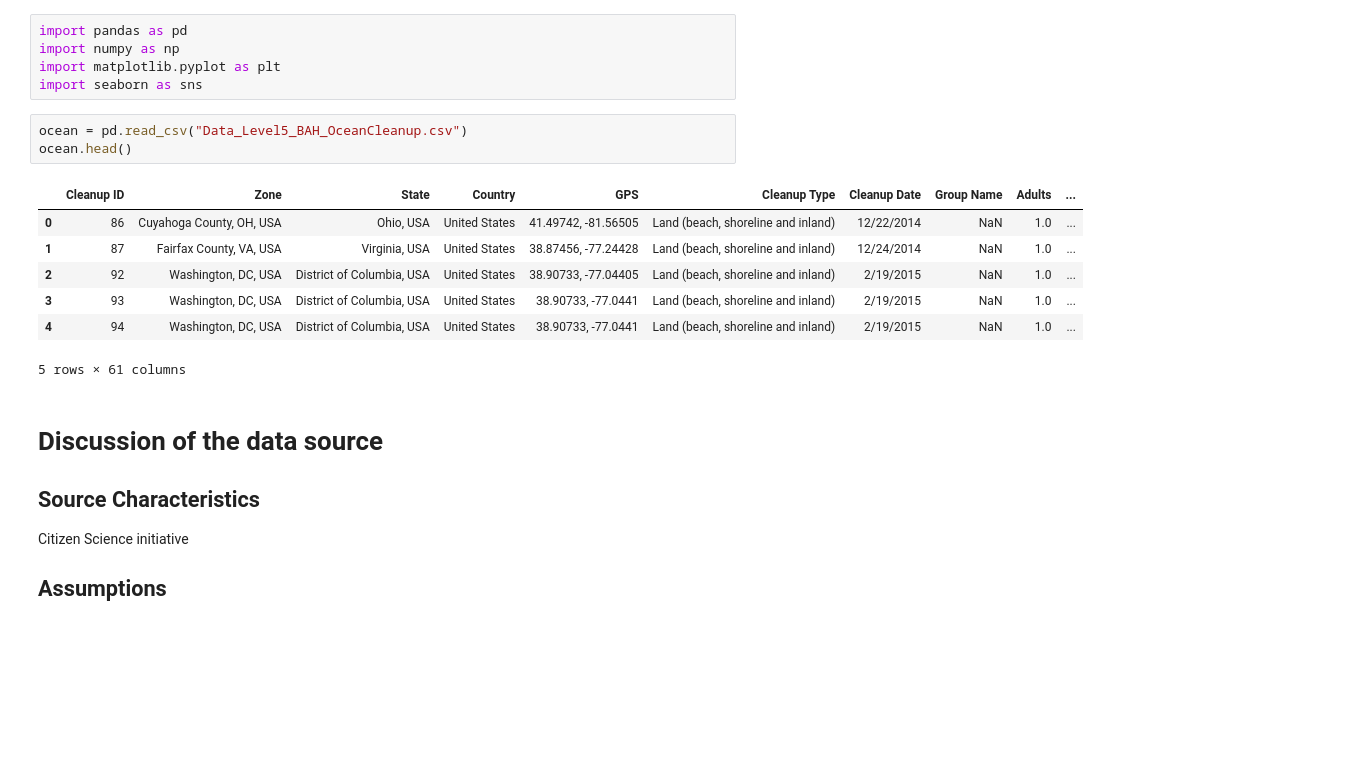
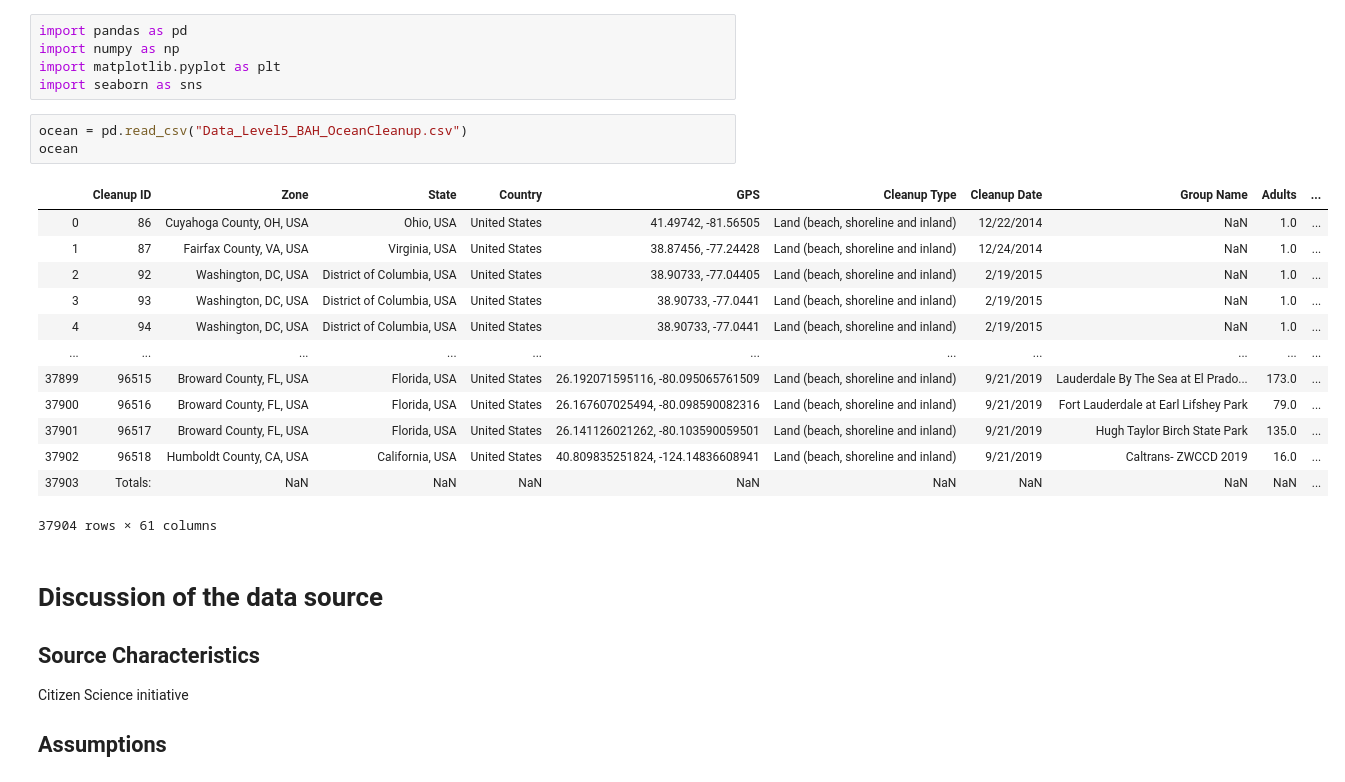
Before and after one commit to privat33r/dc20075-ocean, a Jupyter notebook: ocean-cleanup.ipynb, the cells around one changed output. Cells and saved outputs as stored; diff of their text form; blank space fills up the shorter version.

```diff
--- a/ocean-cleanup.ipynb
+++ b/ocean-cleanup.ipynb
@@ -5,15 +5,21 @@ import matplotlib.pyplot as plt
 import seaborn as sns
 # %%
 ocean = pd.read_csv("Data_Level5_BAH_OceanCleanup.csv")
-ocean.head()
+ocean
 # %% [output]
 |  | Cleanup ID | Zone | State | Country | GPS | Cleanup Type | Cleanup Date | Group Name | Adults | ... |
 | 0 | 86 | Cuyahoga County, OH, USA | Ohio, USA | United States | 41.49742, -81.56505 | Land (beach, shoreline and inland) | 12/22/2014 | NaN | 1.0 | ... |
 | 1 | 87 | Fairfax County, VA, USA | Virginia, USA | United States | 38.87456, -77.24428 | Land (beach, shoreline and inland) | 12/24/2014 | NaN | 1.0 | ... |
 | 2 | 92 | Washington, DC, USA | District of Columbia, USA | United States | 38.90733, -77.04405 | Land (beach, shoreline and inland) | 2/19/2015 | NaN | 1.0 | ... |
 | 3 | 93 | Washington, DC, USA | District of Columbia, USA | United States | 38.90733, -77.0441 | Land (beach, shoreline and inland) | 2/19/2015 | NaN | 1.0 | ... |
 | 4 | 94 | Washington, DC, USA | District of Columbia, USA | United States | 38.90733, -77.0441 | Land (beach, shoreline and inland) | 2/19/2015 | NaN | 1.0 | ... |
+| ... | ... | ... | ... | ... | ... | ... | ... | ... | ... | ... |
+| 37899 | 96515 | Broward County, FL, USA | Florida, USA | United States | 26.192071595116, -80.095065761509 | Land (beach, shoreline and inland) | 9/21/2019 | Lauderdale By The Sea at El Prado... | 173.0 | ... |
+| 37900 | 96516 | Broward County, FL, USA | Florida, USA | United States | 26.167607025494, -80.098590082316 | Land (beach, shoreline and inland) | 9/21/2019 | Fort Lauderdale at Earl Lifshey Park | 79.0 | ... |
+| 37901 | 96517 | Broward County, FL, USA | Florida, USA | United States | 26.141126021262, -80.103590059501 | Land (beach, shoreline and inland) | 9/21/2019 | Hugh Taylor Birch State Park | 135.0 | ... |
+| 37902 | 96518 | Humboldt County, CA, USA | California, USA | United States | 40.809835251824, -124.14836608941 | Land (beach, shoreline and inland) | 9/21/2019 | Caltrans- ZWCCD 2019 | 16.0 | ... |
+| 37903 | Totals: | NaN | NaN | NaN | NaN | NaN | NaN | NaN | NaN | ... |
-5 rows × 61 columns
+37904 rows × 61 columns
 # %% [markdown]
 # Discussion of the data source
 
```
Also changed, not shown: parts of 4 cells of this notebook.
